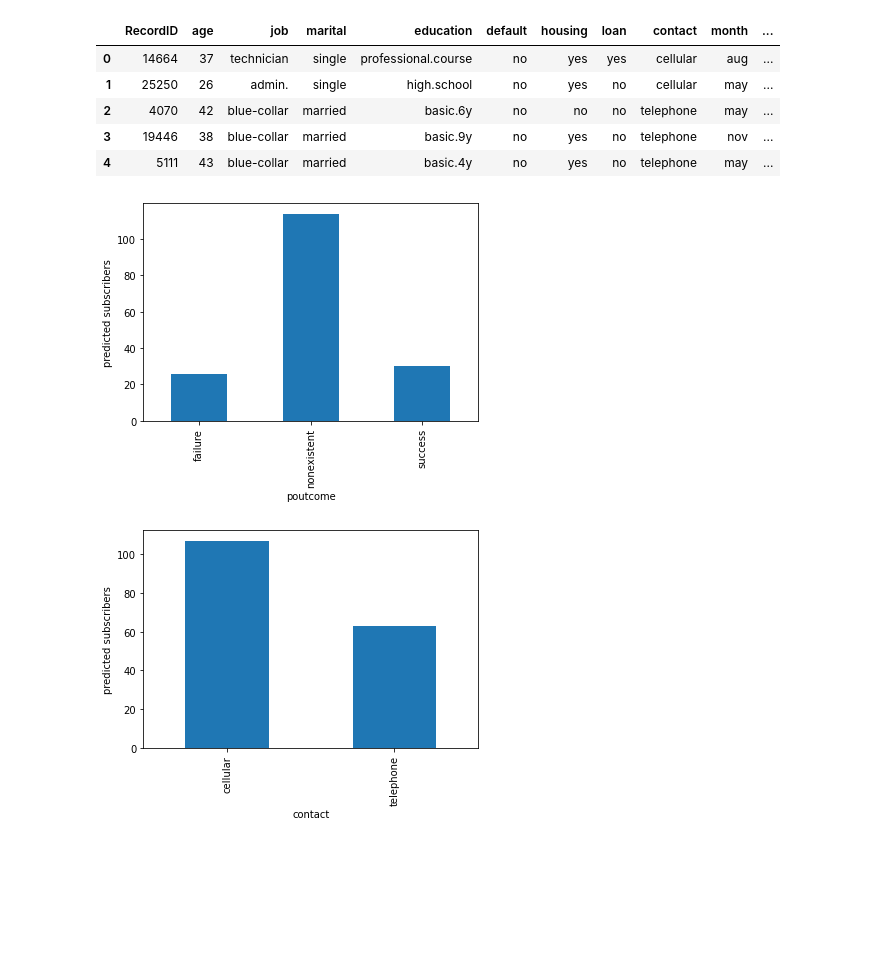
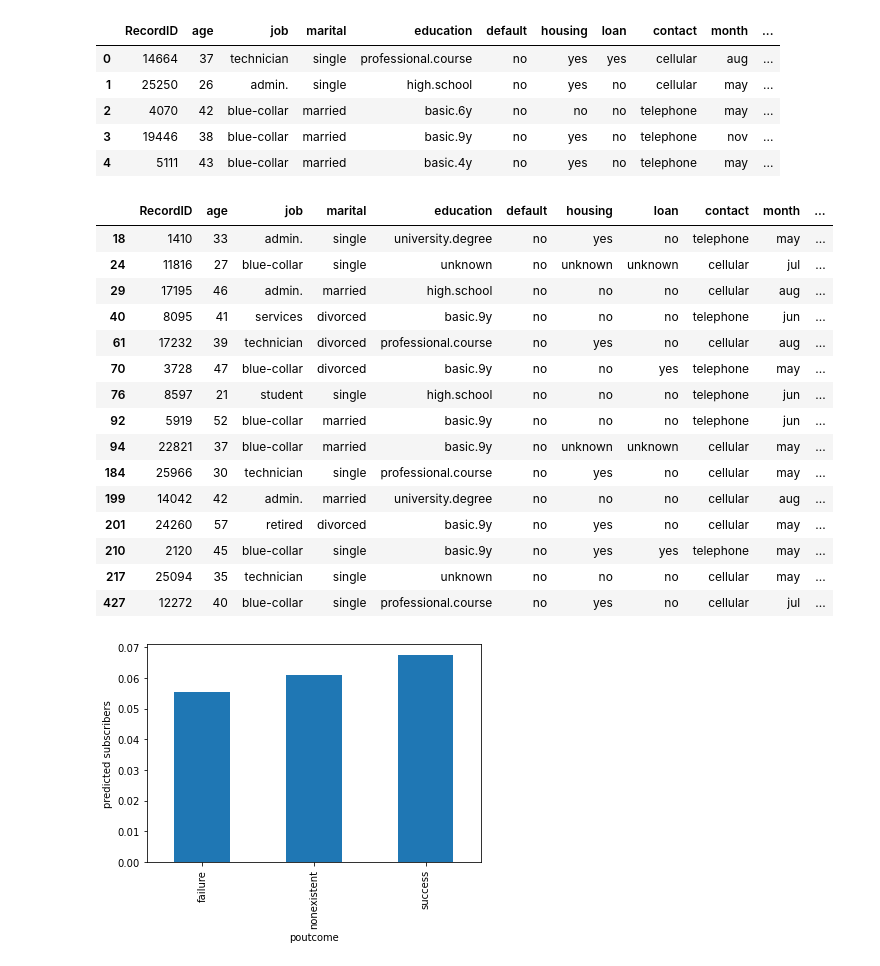
Before and after one commit to rajrishikgp/springboard, a Jupyter notebook: Capstone_Project_Report/capstone_bankdeposit_withdatavis.ipynb, the cells around one changed output. Cells and saved outputs as stored; diff of their text form; code cells hidden in the pictures; blank space fills up the shorter version.

```diff
--- a/Capstone Project Report/capstone_bankdeposit_modeling_MMS.ipynb
+++ b/Capstone_Project_Report/capstone_bankdeposit_withdatavis.ipynb
@@ -982,0 +1060,6 @@ Accuracy: 0.8848861283643892
+# %%
+#Gradient Boostin Classifier hyperparameter tuning
+gbc = GradientBoostingClassifier()
+cv_gbc = GridSearchCV(gbc,parameters,cv=5)
+cv_gbc.fit(X_train, y_train)
+cv_gbc.best_params_
@@ -982,0 +1068,15 @@ Accuracy: 0.8848861283643892
+# %%
+#redo GBC with best params
+gbc = GradientBoostingClassifier(n_estimators=50, learning_rate= 0.1, random_state = 1, max_depth= 5)
+model_gbc = gbc.fit(X_train, y_train)
+y_pred_gbc = model_gbc.predict(X_test)
+ac_gbc = accuracy_score(y_test, y_pred_gbc)
+
+f1_gbc = f1_score(y_test, y_pred_gbc, average='weighted')
+cm_gbc = confusion_matrix(y_test, y_pred_gbc)
+
+print('Gradient Boost: Accuracy=%.3f' % (ac_gbc))
+
+print('Gradient Boost: f1-score=%.3f' % (f1_gbc))
+print("Confusion matrix")
+print(cm_gbc)
@@ -1159,8 +1303,8 @@ df_test.head()
 | 3 | 0.0 | 1.0 | 0.0 | 0.253165 | 0.005900 | 0.000000 | 0.433433 | ... |
 | 4 | 0.0 | 1.0 | 0.0 | 0.316456 | 0.342625 | 0.018519 | 0.938939 | ... |
 # %%
-#Use model_res1 which is the random forest classifier model that gave highest accuracy of 0.892 on training data
-y_df_test_pred= model_res1.predict(df_test)
+#Use model_gbc which is the random forest classifier model that gave highest accuracy of 0.897 on training data
+y_df_test_pred= model_gbc.predict(df_test)
 # %%
 #calculate number of subscriber and non-subscribers in test data after model fitting.
 num_zeros = (y_df_test_pred == 0).sum()
@@ -1193,6 +1337,9 @@ df_test_pred.head()
 # %%
 map_ny = {1 : 'Yes', 0 : 'No'}
 df_test_pred.subscriber = df_test_pred.subscriber.map(map_ny)
+# %%
+df_tstcmpile = pd.read_csv('test.csv')
+df_tstcmpile["subscriber"] = df_test_pred.subscriber
 # %%
 df_new = df_tstcmpile[df_tstcmpile["subscriber"]== "Yes"]
 df_new.groupby("month").size().plot(kind="bar")
@@ -1222,16 +1369,32 @@ df_tstcmpile.head()
 | 3 | 19446 | 38 | blue-collar | married | basic.9y | no | yes | no | telephone | nov | ... |
 | 4 | 5111 | 43 | blue-collar | married | basic.4y | no | yes | no | telephone | may | ... |
 # %%
-df_new = df_tstcmpile[df_tstcmpile["subscriber"]== "Yes"]
-df_new.groupby("poutcome").size().plot(kind="bar")
-plt.ylabel('predicted subscribers')
-plt.show()
+df_new = df_tstcmpile[df_tstcmpile["subscriber"]== "Yes"].groupby("poutcome")
+df_new.groupby("poutcome")plot(kind="bar")
+#plt.ylabel('predicted subscribers')
+#plt.show()
+df_new.head()
 # %% [output]
-[figure, removed]
+|  | RecordID | age | job | marital | education | default | housing | loan | contact | month | ... |
+| 18 | 1410 | 33 | admin. | single | university.degree | no | yes | no | telephone | may | ... |
+| 24 | 11816 | 27 | blue-collar | single | unknown | no | unknown | unknown | cellular | jul | ... |
+| 29 | 17195 | 46 | admin. | married | high.school | no | no | no | cellular | aug | ... |
+| 40 | 8095 | 41 | services | divorced | basic.9y | no | no | no | telephone | jun | ... |
+| 61 | 17232 | 39 | technician | divorced | professional.course | no | yes | no | cellular | aug | ... |
+| 70 | 3728 | 47 | blue-collar | divorced | basic.9y | no | no | yes | telephone | may | ... |
+| 76 | 8597 | 21 | student | single | high.school | no | no | no | telephone | jun | ... |
+| 92 | 5919 | 52 | blue-collar | married | basic.9y | no | no | no | telephone | jun | ... |
+| 94 | 22821 | 37 | blue-collar | married | basic.9y | no | unknown | unknown | cellular | may | ... |
+| 184 | 25966 | 30 | technician | single | professional.course | no | yes | no | cellular | may | ... |
+| 199 | 14042 | 42 | admin. | married | university.degree | no | no | no | cellular | aug | ... |
+| 201 | 24260 | 57 | retired | divorced | basic.9y | no | yes | no | cellular | may | ... |
+| 210 | 2120 | 45 | blue-collar | single | basic.9y | no | yes | yes | telephone | may | ... |
+| 217 | 25094 | 35 | technician | single | unknown | no | no | no | cellular | may | ... |
+| 427 | 12272 | 40 | blue-collar | single | professional.course | no | yes | no | cellular | jul | ... |
 # %%
 df_new = df_tstcmpile[df_tstcmpile["subscriber"]== "Yes"]
-df_new.groupby("contact").size().plot(kind="bar")
+(df_new.groupby("poutcome").size()/(df_tstcmpile.groupby("poutcome").size())).plot(kind="bar")
 plt.ylabel('predicted subscribers')
 plt.show()
 # %% [output]
-[figure, old version]
+[figure, new version]
```
Also changed, not shown: parts of 46 cells of this notebook, 4 other files.
